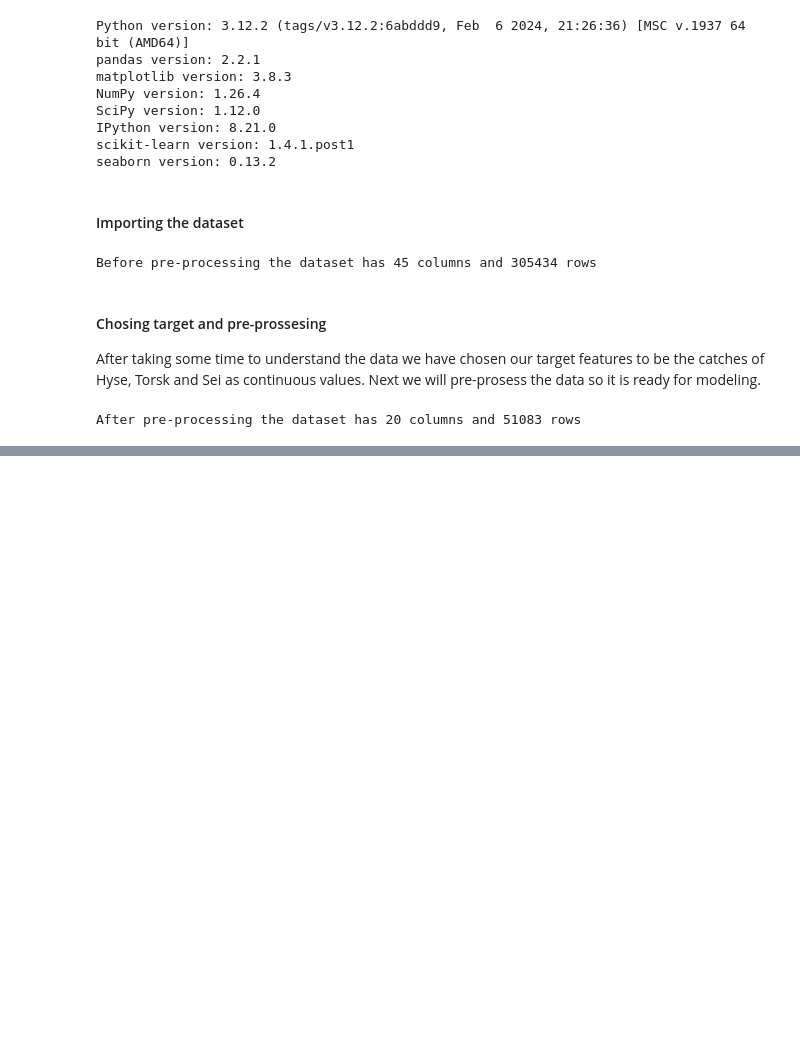
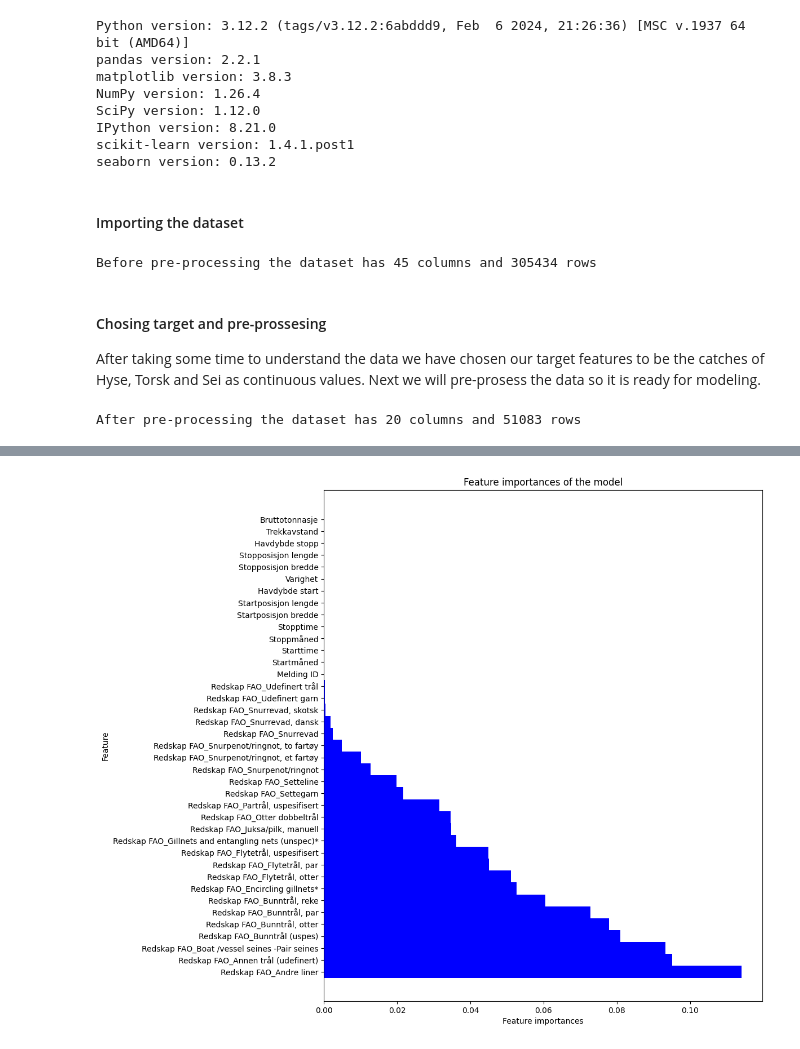
Before and after one commit to Pzorster/INFO284pzor, a Jupyter notebook: Preprosessing.ipynb, the cells around one changed output, grey strips where cells are left out. Saved outputs shown, nothing was run; the diff lists cells and outputs as text; code cells hidden in the pictures; blank space fills up the shorter version.

```diff
--- a/Preprosessing.ipynb
+++ b/Preprosessing.ipynb
@@ -129,0 +296,16 @@ After pre-processing the dataset has 20 columns and 51083 rows
+# %%
+q = pd.concat([enc_df, scaled_df], axis=1)
+
+y = df[['Hyse', 'Sei', 'Torsk']]
+
+X_train, X_test, y_train, y_test = train_test_split(q, y, random_state=seed)
+clf = RandomForestRegressor(n_estimators=100, max_features=15, max_depth=40)
+clf.fit(X_train, y_train)
+y_pred = clf.predict(X_test)
+
+
+rmse = np.sqrt(mean_squared_error(y_test, y_pred))
+std = y_test.std()
+print(type(std), type(rmse))
+print("RMSE on test set: ", rmse)
+print("Standard deviation of the target variable: ", std)
@@ -129,0 +320,24 @@ After pre-processing the dataset has 20 columns and 51083 rows
+# %%
+def plot_feature_importances(model):
+    n_features = len(q.columns)
+    feature_indices = q.columns.tolist()
+    feature_importances = model.feature_importances_
+    sorted_idx = np.argsort(feature_importances)[::-1]
+    sorted_feature_importances = feature_importances[sorted_idx]
+    sorted_feature_names = feature_indices + ['{}_{}'.format(feature_indices[i].split(' ')[0], i) for i in sorted_idx if i < len(feature_indices)]
+
+    # Ensure the number of feature importances matches the number of features
+    sorted_feature_importances = sorted_feature_importances[:n_features]
+
+    # Create a new figure with a bar plot
+    fig = plt.figure(figsize=(12,10))
+    plt.subplot(111)
+    plt.barh(range(n_features), sorted_feature_importances, height=1, color='b', align='center')
+    plt.yticks(np.arange(n_features), sorted_feature_names[:n_features])
+    plt.xlabel("Feature importances")
+    plt.ylabel("Feature")
+    plt.title("Feature importances of the model".format(model.__class__.__name__))
+    plt.tight_layout(pad=1.0)
+plot_feature_importances(clf)
+# %% [output]
+[figure, added]
```
Also changed, not shown: parts of 15 cells of this notebook.
